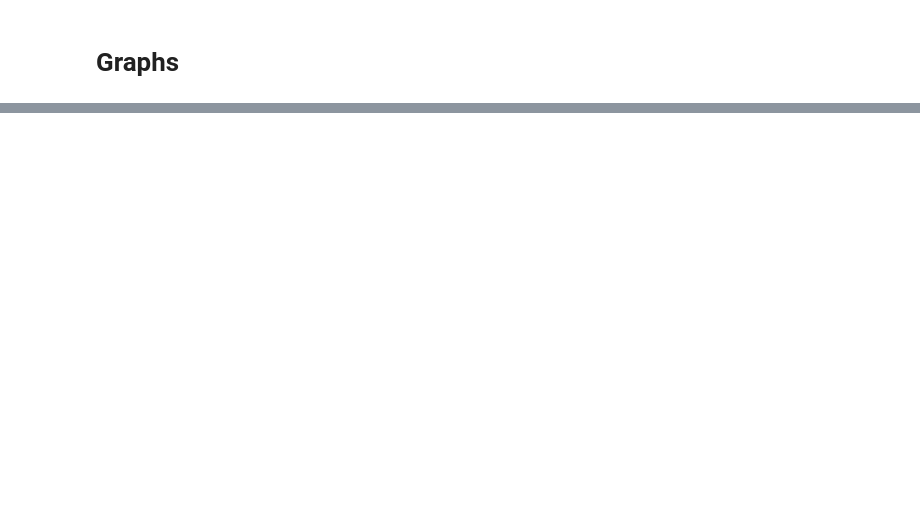
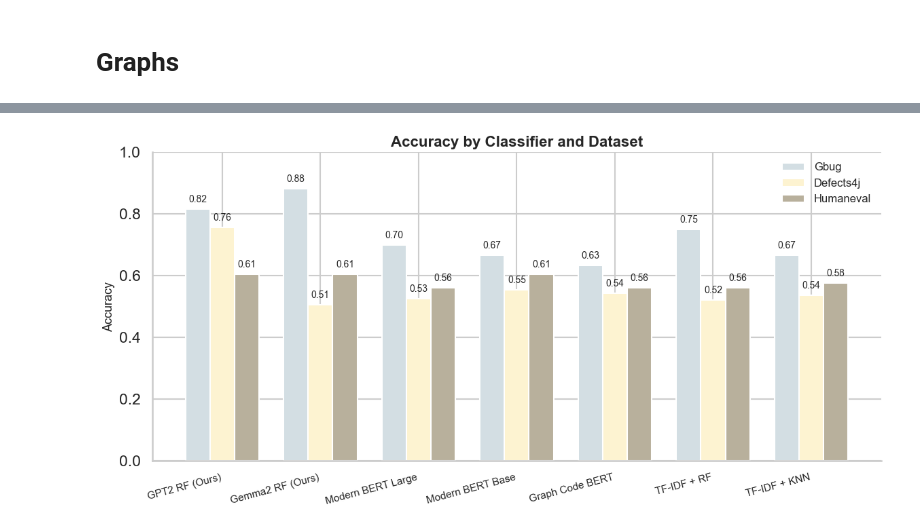
Before and after one commit to rufimelo99/SAE-Java-Bug-Detection, a Jupyter notebook: drl_patches/sparse_autoencoders/transferability/transferability.ipynb, the cells around one changed output, grey strips where cells are left out. Saved outputs shown, nothing was run; the diff lists cells and outputs as text; code cells hidden in the pictures; blank space fills up the shorter version.

```diff
--- a/drl_patches/sparse_autoencoders/transferability/transferability.ipynb
+++ b/drl_patches/sparse_autoencoders/transferability/transferability.ipynb
@@ -1488,6 +1636,7 @@ save_results(
 from typing import Dict
 def read_saved_results(
     path="../artifacts/transferability_results.jsonl",
+    transferability: bool = True,
 ) -> Dict[str, TransferabilityPerformance]:
     """
     Read the saved results from the jsonl file.
@@ -1497,8 +1646,13 @@ def read_saved_results(
         for line in f:
             data = json.loads(line)
             for key, value in data.items():
-                if key.startswith("trans"):
-                    our_dict[key] = TransferabilityPerformance(**value)
+                if transferability:
+                    if key.startswith("trans"):
+                        our_dict[key] = TransferabilityPerformance(**value)
+                else:
+                    if key.startswith("trans"):
+                        continue
+                    our_dict[key] = Results(**value)
     return our_dict
 # %%
 transferability_results = read_saved_results()
@@ -1531 +1795,67 @@ dict_keys(['transf_rf_gbug_gpt2', 'transf_rf_defects4j_gpt2', 'transf_rf_humanev
+# %%
+# Now for accuracy
+results_gbug = [
+    sae_rf_gbug_gpt2.accuracy,
+    sae_rf_gbug_gemma2.accuracy,
+    results_modern_bert_large_gbug.accuracy,
+    results_modern_bert_base_gbug.accuracy,
+    results_graph_code_bert_gbug.accuracy,
+    results_gbug_rf.accuracy,
+    results_gbug_knn.accuracy,
+]
+results_defects = [
+    sae_rf_defects4j_gpt2.accuracy,
+    sae_rf_defects4j_gemma2.accuracy,
+    results_modern_bert_large_defects.accuracy,
+    results_modern_bert_base_defects.accuracy,
+    results_graph_code_bert_defects.accuracy,
+    results_defects_rf.accuracy,
+    results_defects_knn.accuracy,
+]
+results_humaneval = [
+    sae_rf_humaneval_gpt2.accuracy,
+    sae_rf_humaneval_gemma2.accuracy,
+    results_modern_bert_large_humaneval.accuracy,
+    results_modern_bert_base_humaneval.accuracy,
+    results_graph_code_bert_humaneval.accuracy,
+    results_humaneval_rf.accuracy,
+    results_humaneval_knn.accuracy,
+]
+
+x = np.arange(len(methods))
+width = 0.25
+
+fig, ax = plt.subplots(figsize=(12, 6))
+
+rects1 = ax.bar(x - width, results_gbug, width, label='Gbug', color=colors["gbug"])
+rects2 = ax.bar(x, results_defects, width, label='Defects4j', color=colors["defects"])
+rects3 = ax.bar(x + width, results_humaneval, width, label='Humaneval', color=colors["humaneval"])
+
+# Aesthetics
+ax.set_ylabel('Accuracy', fontsize=13)
+ax.set_title('Accuracy by Classifier and Dataset', fontsize=16, fontweight='bold')
+ax.set_xticks(x)
+ax.set_xticklabels(methods, rotation=15, ha='right', fontsize=11)
+ax.set_ylim(0, 1)
+ax.legend(fontsize=12, loc='upper right', frameon=False)
+sns.despine()
+
+# Add value labels
+def autolabel(rects):
+    for rect in rects:
+        height = rect.get_height()
+        ax.annotate(f'{height:.2f}',
+                    xy=(rect.get_x() + rect.get_width() / 2, height),
+                    xytext=(0, 5),
+                    textcoords="offset points",
+                    ha='center', va='bottom', fontsize=10)
+
+autolabel(rects1)
+autolabel(rects2)
+autolabel(rects3)
+
+plt.tight_layout()
+plt.show()
+# %% [output]
+[figure, added]
 # %%
```
Also changed, not shown: parts of 38 cells of this notebook, 2 other files.
